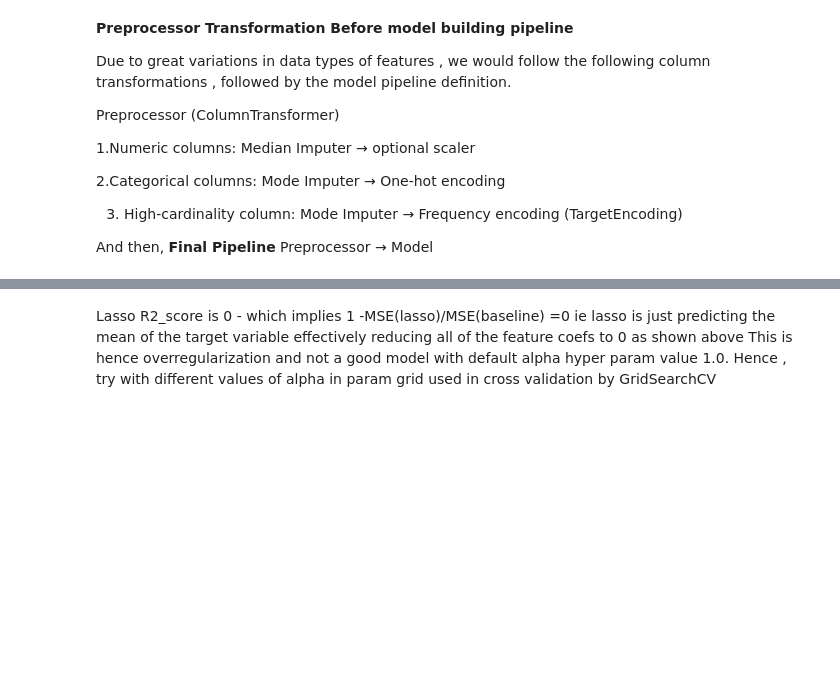
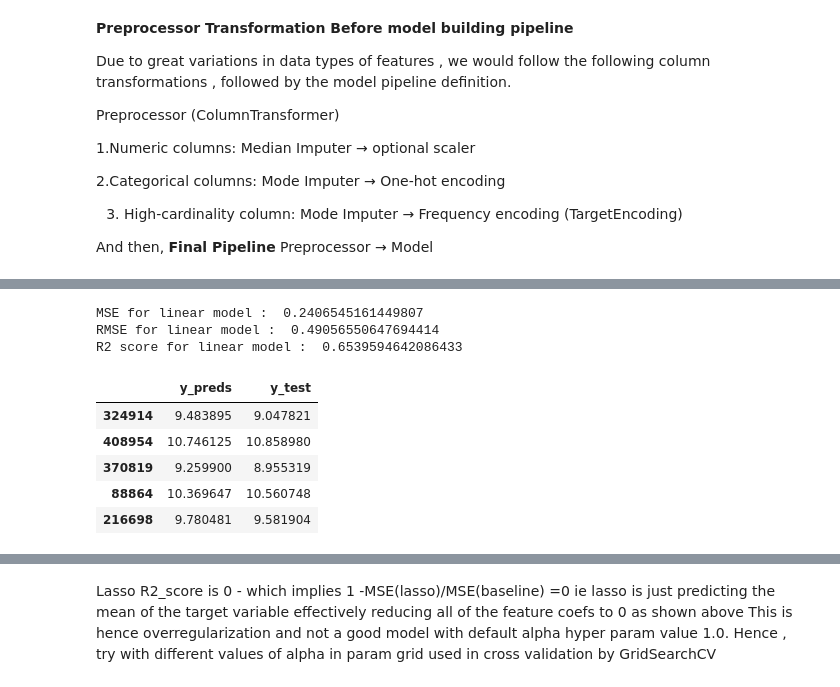
Before and after one commit to Subroy1/Data-Strategy-for-Leaders, a Jupyter notebook: Module 11/PracticalAssignement2_used_cars_II.ipynb, the cells around one changed output, grey strips where cells are left out. Drawn from its saved outputs; the diff is of its cells as text; code cells hidden in the pictures; blank space fills up the shorter version.

Commit message:
Make predictions for basic linear model first .

```diff
--- a/Module 11/PracticalAssignement2_used_cars_II.ipynb
+++ b/Module 11/PracticalAssignement2_used_cars_II.ipynb
@@ -498,9 +577,13 @@ X_train.columns
 # %%
-# Now , create a pipeline for baseline Linear regression
-pipeline_linear_model= Pipeline(steps=[("preprocesor",preprocessor),('linear_regression',LinearRegression())])
-
-pipeline_linear_model.fit(X_train,y_train)
+# Make predictions and calculated errors for the basic model.
 y_preds=pipeline_linear_model.predict(X_test)
 print("MSE for linear model : ",mean_squared_error(y_test,y_preds))
 print("RMSE for linear model : ",np.sqrt(mean_squared_error(y_test,y_preds)))
 print("R2 score for linear model : ",r2_score(y_test,y_preds))
+# MSE for linear model :  0.24064226591494786
+# RMSE for linear model :  0.4905530204931449
+# R2 score for linear model :  0.6539770789878381
+# %% [output]
+MSE for linear model :  0.2406545161449807
+RMSE for linear model :  0.49056550647694414
+R2 score for linear model :  0.6539594642086433
@@ -511,0 +592,10 @@ print(y_preds)
+# %%
+#Create a dataframe with columns y_preds and y_actual - These are logarithmic prices
+pd.DataFrame({'y_preds': y_preds, 'y_test': y_test}).tail(5)
+# %% [output]
+|  | y_preds | y_test |
+| 324914 | 9.483895 | 9.047821 |
+| 408954 | 10.746125 | 10.858980 |
+| 370819 | 9.259900 | 8.955319 |
+| 88864 | 10.369647 | 10.560748 |
+| 216698 | 9.780481 | 9.581904 |
```
Also changed, not shown: parts of 29 cells of this notebook.
